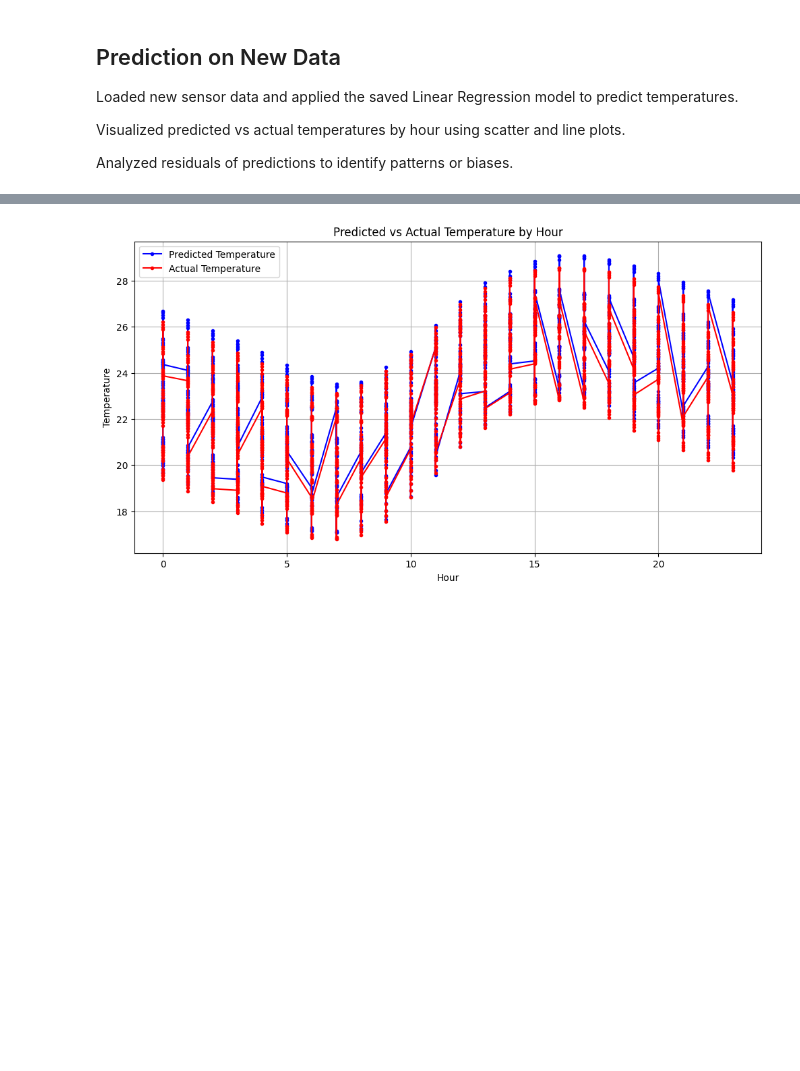
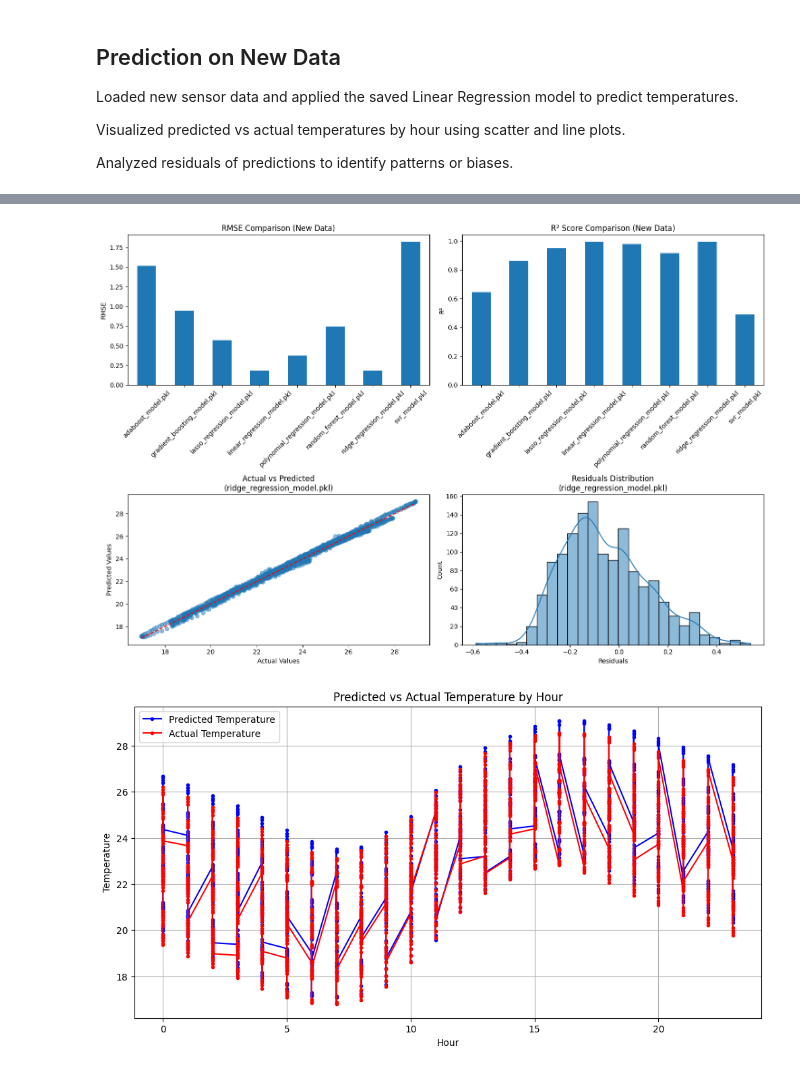
Before and after one commit to codesob/sml2010, a Jupyter notebook: cw.ipynb, the cells around one changed output, grey strips where cells are left out. Saved outputs shown, nothing was run; the diff lists cells and outputs as text; code cells hidden in the pictures; blank space fills up the shorter version.

```diff
--- a/cw.ipynb
+++ b/cw.ipynb
@@ -602 +724,98 @@ Predictions: [20.19991471 20.1614592  20.06034832 ... 18.58373006 18.56575693
 [figure]
+# %%
+import joblib
+import os
+import pandas as pd
+import numpy as np
+import matplotlib.pyplot as plt
+import seaborn as sns
+from sklearn.metrics import mean_squared_error, r2_score, mean_absolute_error
+from data_loader import load_df2
+
+# Load new data for prediction
+X_new = load_df2()
+
+# Get list of all .pkl files in current directory
+pkl_files = [f for f in os.listdir() if f.endswith('.pkl')]
+
+# Dictionary to store model performances
+model_performances = {}
+
+# For each model file
+for model_file in pkl_files:
+    try:
+        # Load the model
+        model = joblib.load(model_file)
+
+        # Make predictions on new data
+        y_pred = model.predict(X_new[feature_columns])
+        y_true = X_new[target_column]
+
+        # Calculate metrics
+        mae = mean_absolute_error(y_true, y_pred)
+        rmse = np.sqrt(mean_squared_error(y_true, y_pred))
+        r2 = r2_score(y_true, y_pred)
+
+        # Store results and predictions
+        model_performances[model_file] = {
+            'MAE': mae,
+            'RMSE': rmse,
+            'R2': r2,
+            'Predictions': y_pred
+        }
+    except Exception as e:
+        print(f"Error loading or evaluating {model_file}: {str(e)}")
+
+# Create comparison DataFrame for metrics
+metrics_df = pd.DataFrame({model: {
+    'MAE': perf['MAE'],
+    'RMSE': perf['RMSE'],
+    'R2': perf['R2']
+} for model, perf in model_performances.items()}).round(4)
+
+# Display results
+print("\nModel Comparison on New Data:")
+print("-" * 50)
+print(metrics_df)
+
+# Find best model based on RMSE
+best_model_file = metrics_df.loc['RMSE'].idxmin()
+print(f"\nBest model (based on RMSE): {best_model_file}")
+
+# Create visualization plots
+plt.figure(figsize=(15, 10))
+
+# 1. Bar plot for RMSE
+plt.subplot(2, 2, 1)
+metrics_df.loc['RMSE'].plot(kind='bar')
+plt.title('RMSE Comparison (New Data)')
+plt.xticks(rotation=45)
+plt.ylabel('RMSE')
+
+# 2. Bar plot for R2
+plt.subplot(2, 2, 2)
+metrics_df.loc['R2'].plot(kind='bar')
+plt.title('R² Score Comparison (New Data)')
+plt.xticks(rotation=45)
+plt.ylabel('R²')
+
+# 3. Actual vs Predicted for best model
+plt.subplot(2, 2, 3)
+best_predictions = model_performances[best_model_file]['Predictions']
+plt.scatter(X_new[target_column], best_predictions, alpha=0.5)
+plt.plot([X_new[target_column].min(), X_new[target_column].max()],
+         [X_new[target_column].min(), X_new[target_column].max()], 'r--')
+plt.title(f'Actual vs Predicted\n({best_model_file})')
+plt.xlabel('Actual Values')
+plt.ylabel('Predicted Values')
+
+# 4. Residuals plot for best model
+plt.subplot(2, 2, 4)
+residuals = X_new[target_column] - best_predictions
+sns.histplot(residuals, kde=True)
+plt.title(f'Residuals Distribution\n({best_model_file})')
+plt.xlabel('Residuals')
+
+plt.tight_layout()
+plt.show()
+# %% [output]
@@ -603,3 +839,4 @@ Predictions: [20.19991471 20.1614592  20.06034832 ... 18.58373006 18.56575693
+[figure, added]
 # %%
 import matplotlib.pyplot as plt
 from sklearn.metrics import mean_squared_error, r2_score
```
Also changed, not shown: parts of 6 cells of this notebook.
